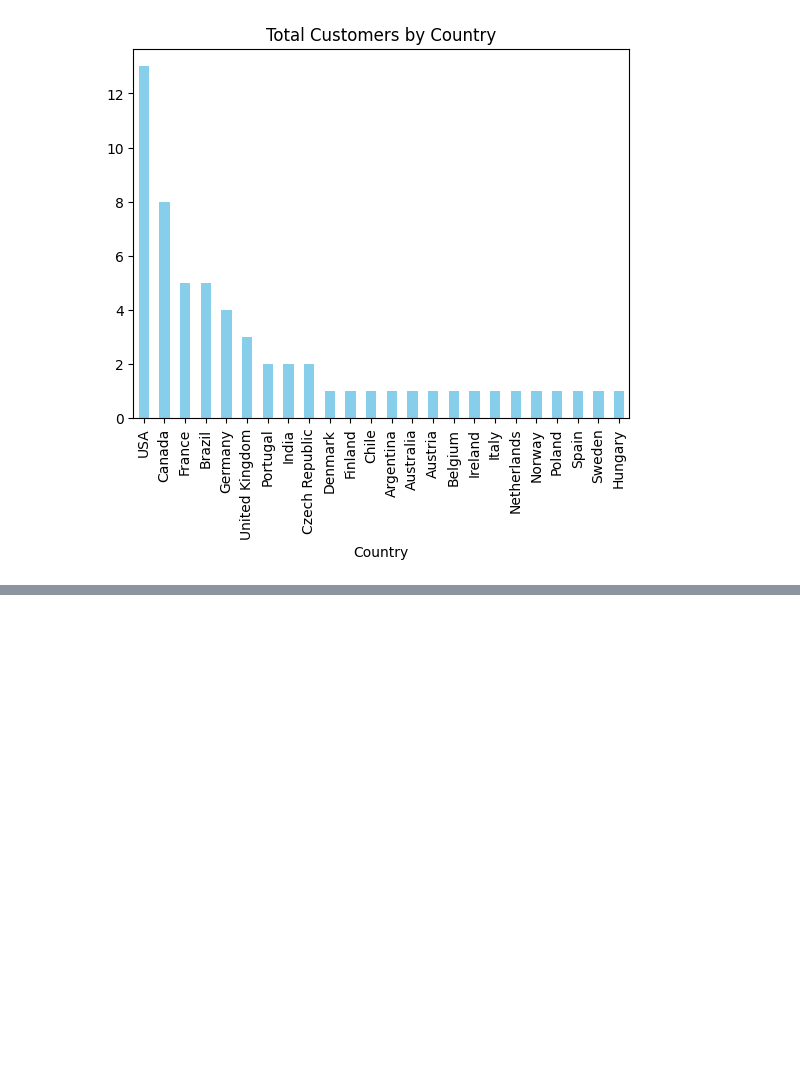
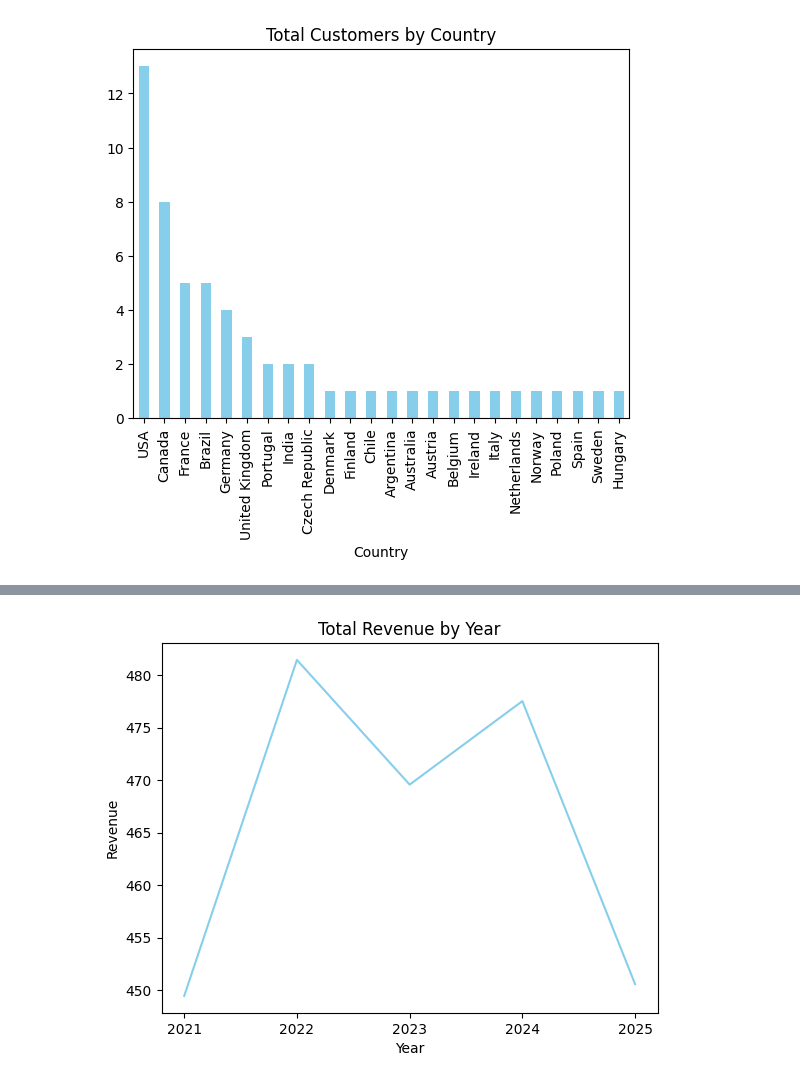
Before and after one commit to randel-bjorkquist/jupyter-notebooks-vscode, a Jupyter notebook: chinook.ipynb, the cells around one changed output, grey strips where cells are left out. Drawn from its saved outputs; the diff is of its cells as text; code cells hidden in the pictures; blank space fills up the shorter version.

```diff
--- a/chinook.ipynb
+++ b/chinook.ipynb
@@ -108,0 +140,21 @@ plt.show()
+# %%
+command = """
+SELECT DATEPART(YEAR, I.InvoiceDate) AS 'Year'
+      ,SUM(I.Total)                  AS 'Revenue'
+  FROM Invoice AS I
+GROUP BY DATEPART(YEAR, I.InvoiceDate)
+ORDER BY 'Year' ASC;
+"""
+df = pd.read_sql(command, engine)
+df['Year'] = df['Year'].astype(int)
+
+sns.lineplot( data = df
+              ,x = 'Year'
+              ,y = 'Revenue'
+              ,color = 'skyblue' )
+
+plt.title('Total Revenue by Year')
+plt.xticks(df['Year'])
+plt.show()
+# %% [output]
+[figure, added]
```
Also changed, not shown: parts of 3 cells of this notebook.
